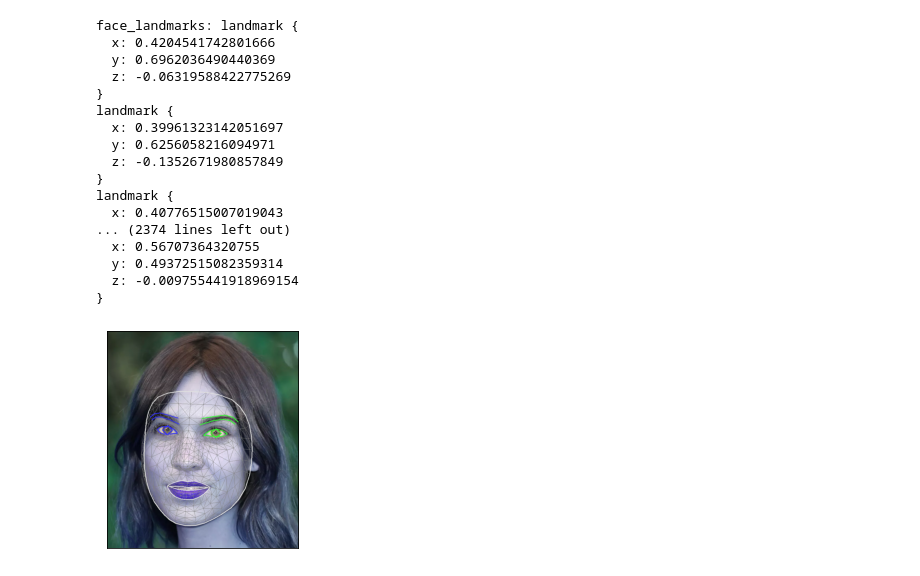
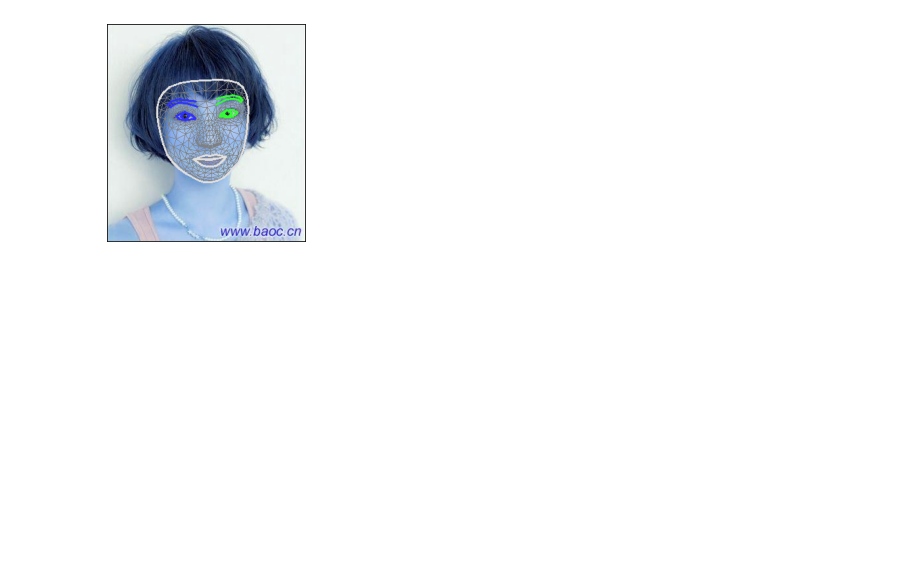
Before and after one commit to mirunacilibia/face-shape-recognition, a Jupyter notebook: FaceShapeRecognition.ipynb, the cells around one changed output. Cells and saved outputs as stored; diff of their text form; code cells hidden in the pictures; blank space fills up the shorter version.

```diff
--- a/FaceShapeRecognition.ipynb
+++ b/FaceShapeRecognition.ipynb
@@ -9,7 +9,8 @@ mp_face_mesh = mp.solutions.face_mesh
 # %%
 
 # For static images:
-IMAGE_FILES = ["images/rectangle.jpg"]
+# IMAGE_FILES = ["images/rectangle.jpg"]
+IMAGE_FILES = ["published_dataset/round/img_no_303.jpg"]
 drawing_spec = mp_drawing.DrawingSpec(thickness=1, circle_radius=1)
 with mp_face_mesh.FaceMesh(
     static_image_mode=True,
@@ -26,50 +27,33 @@ with mp_face_mesh.FaceMesh(
       continue
     annotated_image = image.copy()
     for face_landmarks in results.multi_face_landmarks:
-      print("face_landmarks:", face_landmarks)
+      # print("face_landmarks:", face_landmarks)
       mp_drawing.draw_landmarks(
           image=annotated_image,
           landmark_list=face_landmarks,
           connections=mp_face_mesh.FACEMESH_TESSELATION,
           landmark_drawing_spec=None,
           connection_drawing_spec=mp_drawing_styles
           .get_default_face_mesh_tesselation_style())
       mp_drawing.draw_landmarks(
           image=annotated_image,
           landmark_list=face_landmarks,
           connections=mp_face_mesh.FACEMESH_CONTOURS,
           landmark_drawing_spec=None,
           connection_drawing_spec=mp_drawing_styles
           .get_default_face_mesh_contours_style())
       mp_drawing.draw_landmarks(
           image=annotated_image,
           landmark_list=face_landmarks,
           connections=mp_face_mesh.FACEMESH_IRISES,
           landmark_drawing_spec=None,
           connection_drawing_spec=mp_drawing_styles
           .get_default_face_mesh_iris_connections_style())
     cv2.imwrite("/images/annotated_image" + str(idx) + ".png", annotated_image)
     img = cv2.cvtColor(annotated_image, cv2.COLOR_BGR2GRAY)
     # plt.imshow(img)
     plt.imshow(annotated_image)
     plt.xticks([]), plt.yticks([])  # Hides the graph ticks and x / y axis
     plt.show()
 # %% [output]
-face_landmarks: landmark {
-  x: 0.4204541742801666
-  y: 0.6962036490440369
-  z: -0.06319588422775269
-}
-landmark {
-  x: 0.39961323142051697
-  y: 0.6256058216094971
-  z: -0.1352671980857849
-}
-landmark {
-  x: 0.40776515007019043
-... (2374 lines left out)
-  x: 0.56707364320755
-  y: 0.49372515082359314
-  z: -0.009755441918969154
-}
-[figure, old version]
+[figure, new version]
```
Also changed, not shown: parts of 4 cells of this notebook.
